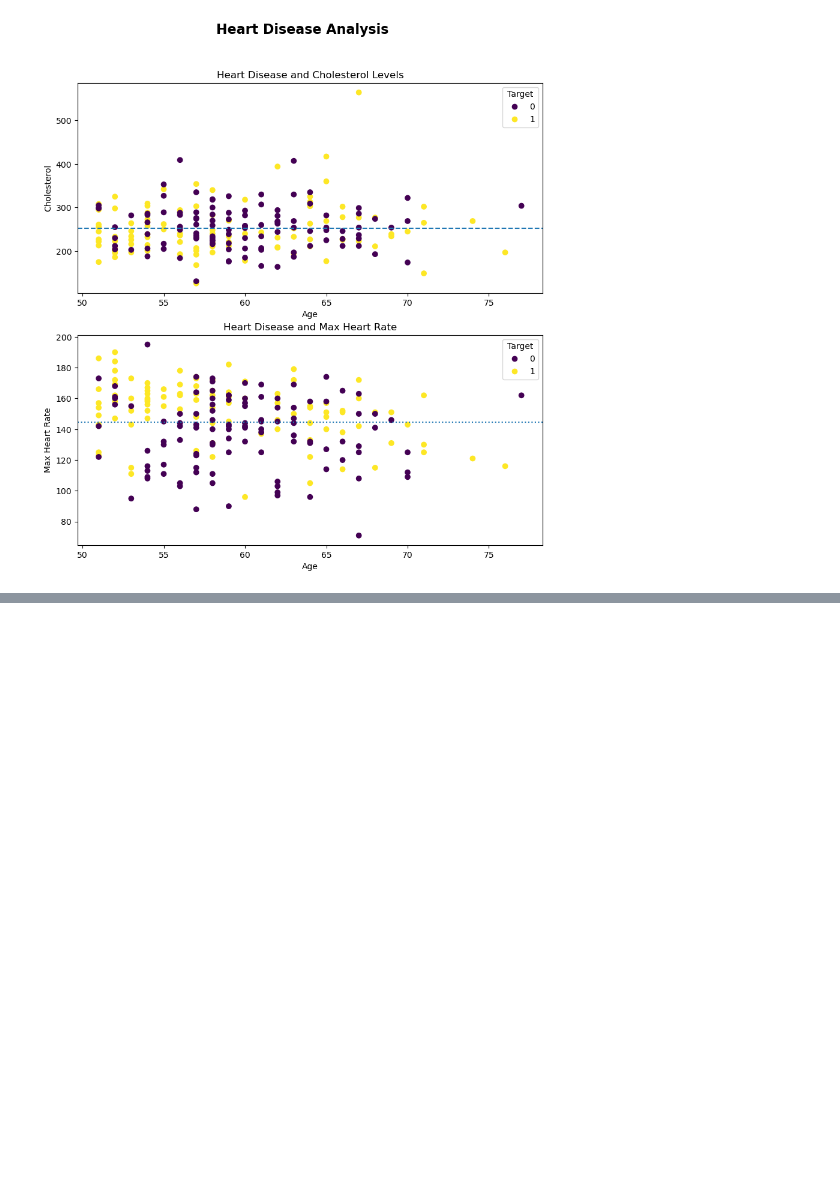
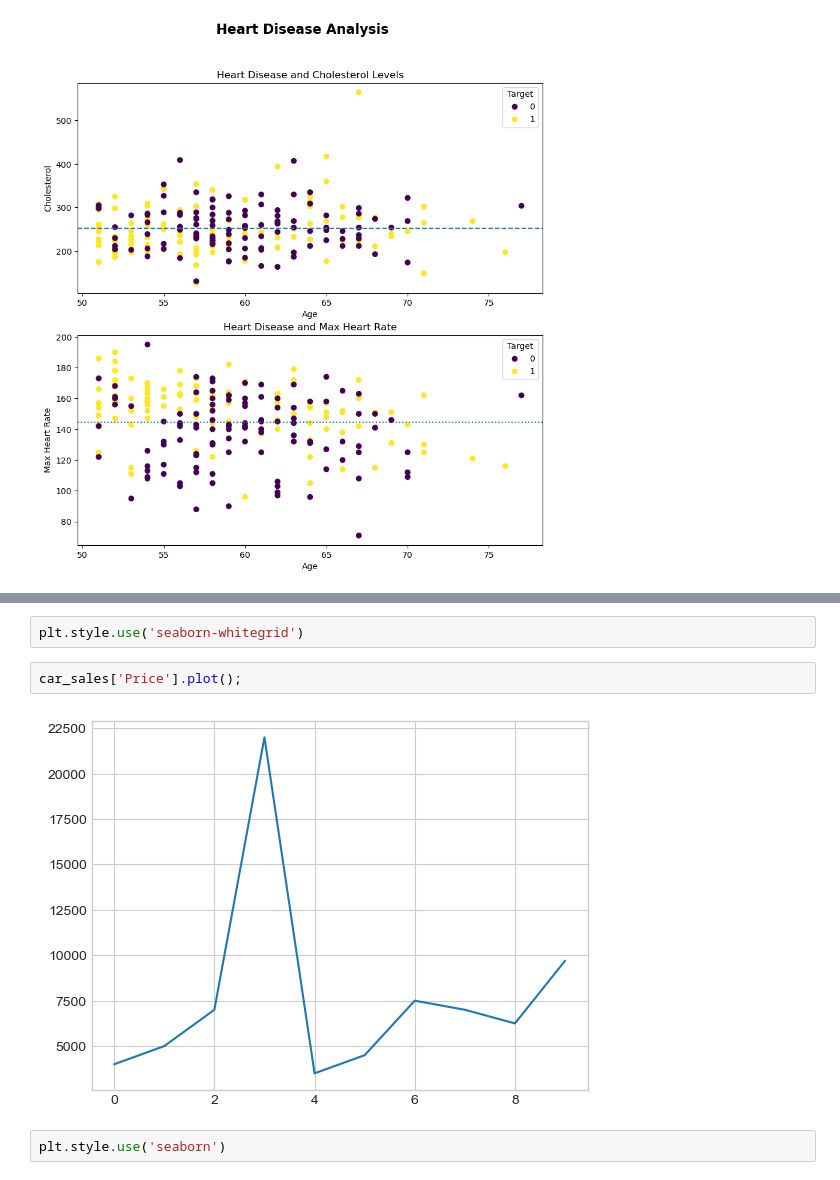
Before and after one commit to rajdip20/code-recall, a Jupyter notebook: Machine Learning/About Matplotlib/Matplotlib.ipynb, the cells around one changed output, grey strips where cells are left out. Drawn from its saved outputs; the diff is of its cells as text; blank space fills up the shorter version.

```diff
--- a/Machine Learning/About Matplotlib/Matplotlib.ipynb
+++ b/Machine Learning/About Matplotlib/Matplotlib.ipynb
@@ -442,0 +479,8 @@ fig.suptitle('Heart Disease Analysis', fontsize=16, fontweight='bold');
+# %%
+plt.style.use('seaborn-whitegrid')
+# %%
+car_sales['Price'].plot();
+# %% [output]
+[figure, added]
+# %%
+plt.style.use('seaborn')
```
Also changed, not shown: parts of 21 cells of this notebook.
